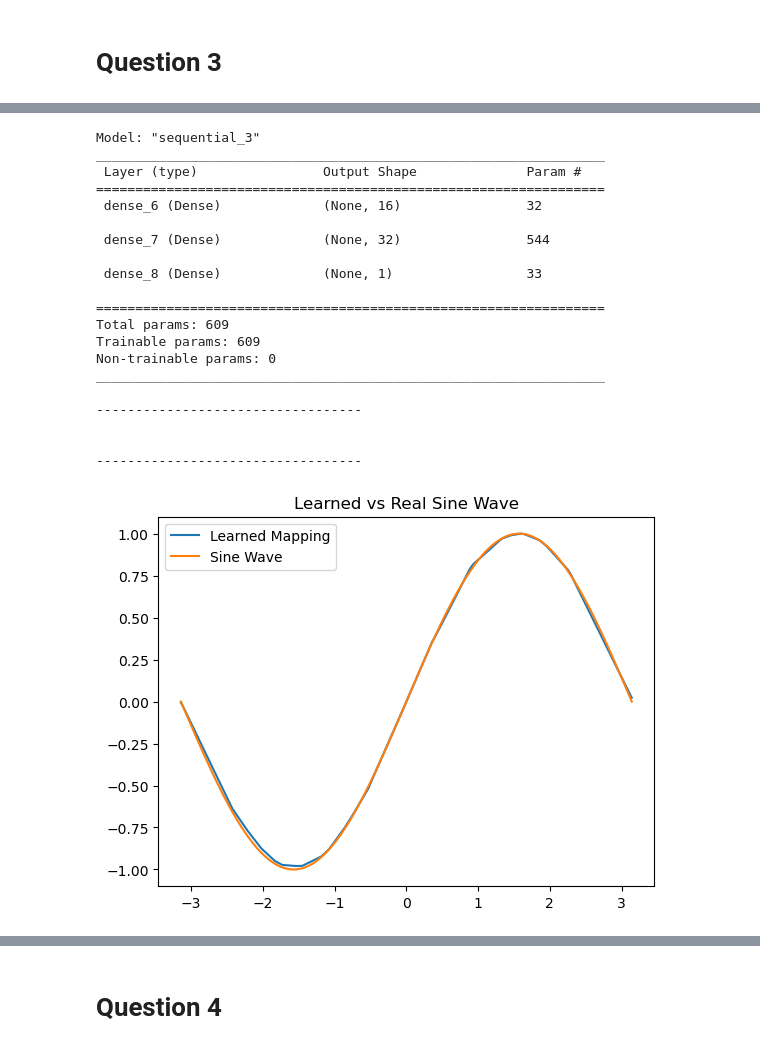
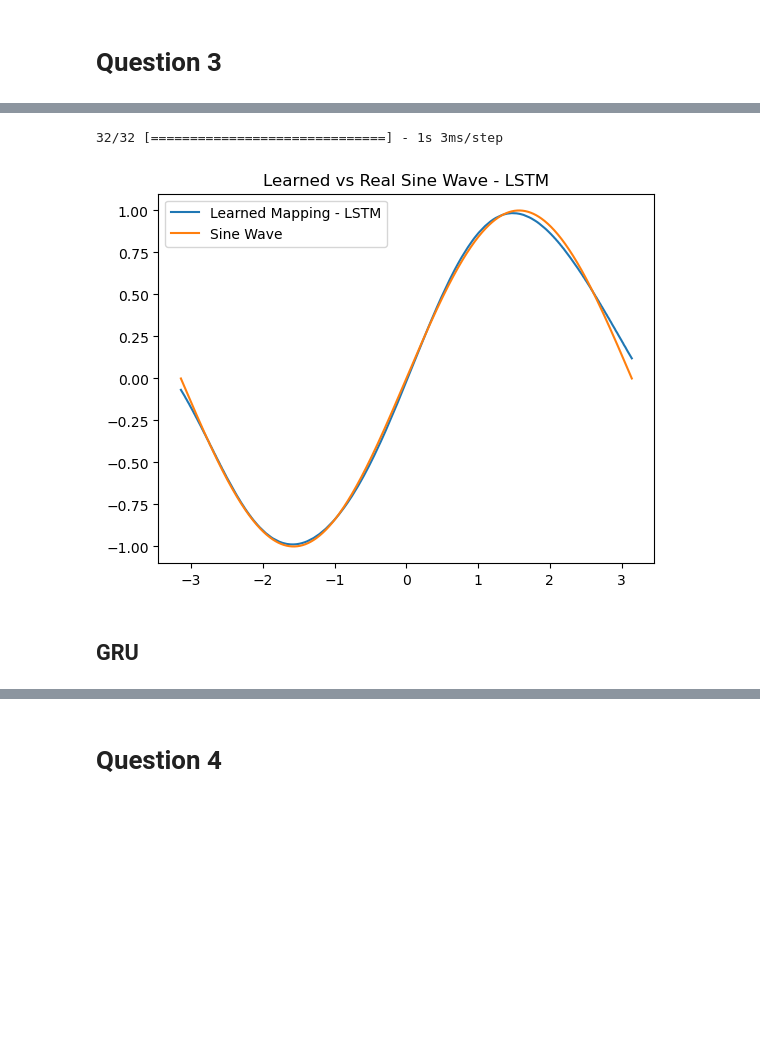
Before and after one commit to samswain2/MSiA-SQ, a Jupyter notebook: MSiA 432/01_homeworks/03_hw/03_hw.ipynb, the cells around one changed output, grey strips where cells are left out. Drawn from its saved outputs; the diff is of its cells as text; code cells hidden in the pictures; blank space fills up the shorter version.

```diff
--- a/MSiA 432/01_homeworks/03_hw/03_hw.ipynb
+++ b/MSiA 432/01_homeworks/03_hw/03_hw.ipynb
@@ -477,0 +485,8 @@ plt.show()
+# %%
+# LSTM Hyperparams
+lstm_hyperparams = {
+    "n_timesteps": 1,
+    "n_features": 1,
+    "activation": "tanh",
+    "filters": (16, 32)
+}
@@ -477,0 +513,7 @@ plt.show()
+# %%
+# Build LSTM model
+lstm_model = Sequential([
+    LSTM(lstm_hyperparams["filters"][0], activation=lstm_hyperparams["activation"], input_shape=(lstm_hyperparams["n_timesteps"], lstm_hyperparams["n_timesteps"]), return_sequences=True),
+    LSTM(lstm_hyperparams["filters"][1], activation=lstm_hyperparams["activation"]),
+    Dense(1)
+], name="Q3_Custom_LSTM")
@@ -478,56 +595,24 @@ plt.show()
 # %%
-# Prepare the dataset
-X = np.linspace(-np.pi, np.pi, 1000)
-Y = np.sin(X)
+# Compile the model
+lstm_model.compile(optimizer=tf.keras.optimizers.Adam(learning_rate=0.01), loss='mse')
 
-# Build the model using Keras
-model = Sequential([
-    Dense(16, activation='relu', input_shape=(1,)),
-    Dense(32, activation='relu'),
-    Dense(1)
-])
-
-# Summarize the model architecture
-model.summary()
-print("\n----------------------------------\n")
-
-# Compile the model
-model.compile(optimizer=tf.keras.optimizers.Adam(learning_rate=0.01),
-              loss='mse')
+# Reshape the data to 3D for LSTM
+X_reshaped = X.reshape(-1, 1, 1)
+Y_reshaped = Y.reshape(-1, 1)
 
 # Train the model
-model.fit(X, Y, epochs=10, batch_size=32, verbose=0)
-print("\n----------------------------------\n")
+lstm_model.fit(X_reshaped, Y_reshaped, epochs=10, batch_size=32, verbose=0)
 
 # Test the model
-test_input = np.linspace(-np.pi, np.pi, 1000)
-test_output = model.predict(test_input, verbose=0)
+test_input_reshaped = test_input.reshape(-1, 1, 1)
+test_output_lstm = np.squeeze(lstm_model.predict(test_input_reshaped))
 
 # Plot the learned mapping and compare it with the sine wave
-plt.plot(test_input, test_output, label='Learned Mapping')
+plt.plot(test_input, test_output_lstm, label='Learned Mapping - LSTM')
 plt.plot(test_input, np.sin(test_input), label='Sine Wave')
-plt.title("Learned vs Real Sine Wave")
+plt.title("Learned vs Real Sine Wave - LSTM")
 plt.legend()
 plt.show()
 # %% [output]
-Model: "sequential_3"
-_________________________________________________________________
- Layer (type)                Output Shape              Param #
-=================================================================
- dense_6 (Dense)             (None, 16)                32
-
- dense_7 (Dense)             (None, 32)                544
-
- dense_8 (Dense)             (None, 1)                 33
-
-=================================================================
-Total params: 609
-Trainable params: 609
-Non-trainable params: 0
-_________________________________________________________________
-
-----------------------------------
-
-
-----------------------------------
+32/32 [==============================] - 1s 3ms/step
-[figure, old version]
+[figure, new version]
@@ -565,3 +619,5 @@ plt.show()
+# %% [markdown]
+## GRU
 # %%
 # Build the GRU model
 gru_model = Sequential([
```
Also changed, not shown: parts of 11 cells of this notebook.
